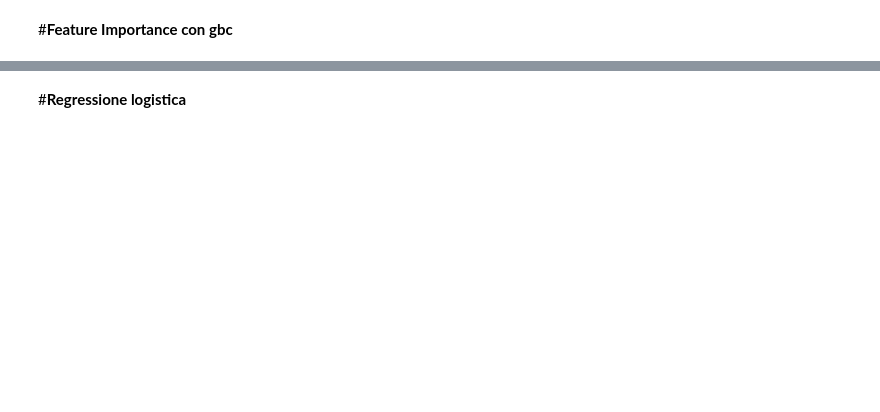
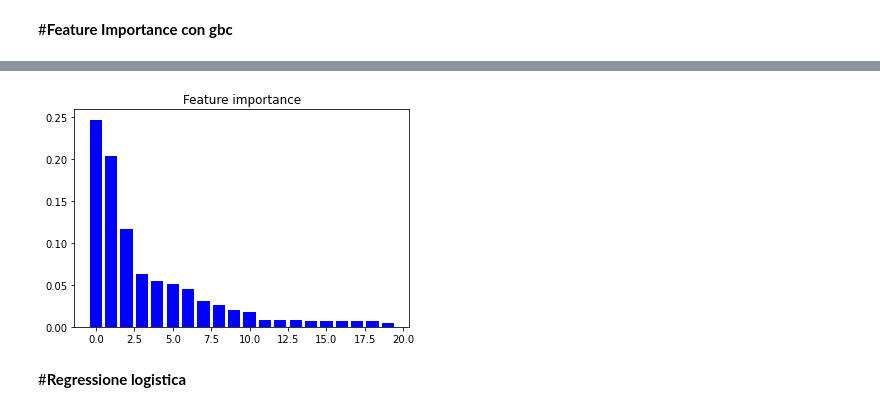
Before and after one commit to PaoDeV99/ML_Progetto1_G72, a Jupyter notebook: p1_g72_gboost.ipynb, the cells around one changed output, grey strips where cells are left out. Saved outputs shown, nothing was run; the diff lists cells and outputs as text; code cells hidden in the pictures; blank space fills up the shorter version.

```diff
--- a/p1_g72_gboost.ipynb
+++ b/p1_g72_gboost.ipynb
@@ -190,10 +238,14 @@ for f in range(x_train.shape[1]):
 # %%
 #Grafichiamo l'istogramma delle featue importances, ponendo come indice sull'asse
 #delle ascisse la posizione nella classifica delle feature più preponderanti
 plt.figure()
 plt.title('Feature importance')
-plt.bar(range(x_train.shape[1]), importances[indices], color='b')
+#plt.bar(range(x_train.shape[1]), importances[indices], color='b')
+plt.bar(range(0, 20), importances[indices[:20]], color='b')
+
 plt.show()
+# %% [output]
+[figure, added]
 # %% [markdown]
 #**Regressione logistica**
 # %%
```
Also changed, not shown: parts of 13 cells of this notebook.
